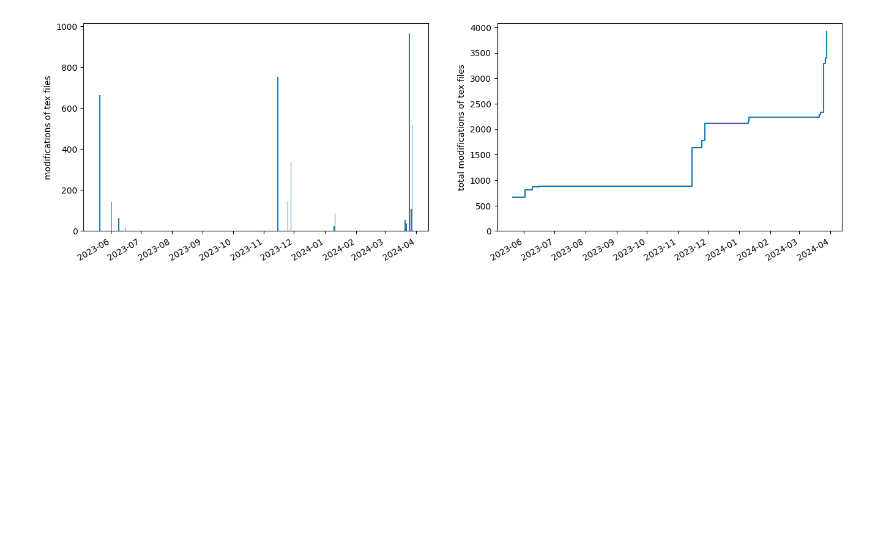
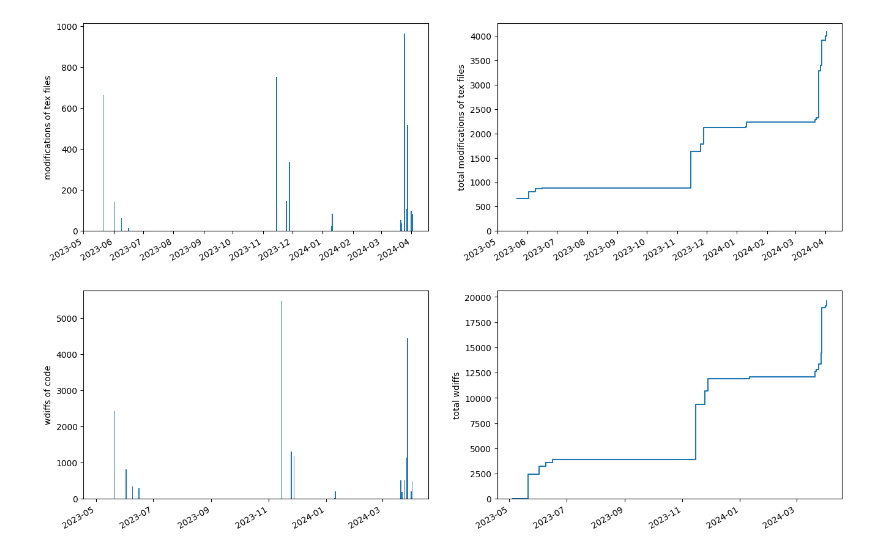
Before and after one commit to stefanheyder/dissertation, a Jupyter notebook: progress.ipynb, the cells around one changed output. Drawn from its saved outputs; the diff is of its cells as text; code cells hidden in the pictures; blank space fills up the shorter version.

```diff
--- a/progress.ipynb
+++ b/progress.ipynb
@@ -40,7 +45,31 @@ tmodifications.cumsum().plot(drawstyle="steps-post", legend=False, ax=axs[1])
 axs[1].set_xlabel("")
 axs[1].set_ylabel("total modifications of tex files")
 axs[1].set_ylim(0, None)
+for ax in axs:
+    ax.set_xlim(start_date, None)
 fig.autofmt_xdate()
 plt.show()
 # %% [output]
-[figure, old version]
+[figure, new version]
+# %%
+command = os.popen("/home/stefan/bin/gitdataworddiffs")
+
+wdiffs = pd.read_csv(io.StringIO(command.read()), sep=",")
+wdiffs["date"] = pd.to_datetime(wdiffs["date"])
+twdiffs = wdiffs.groupby('date').sum()
+
+fig, axs = plt.subplots(1,2, figsize=(16, 5))
+
+axs[0].bar(twdiffs.index, twdiffs['wdiffs'], width=1)
+axs[0].set_xlabel("")
+axs[0].set_ylabel("wdiffs of code")
+
+twdiffs.cumsum().plot(drawstyle="steps-post", legend=False, ax=axs[1])
+axs[1].set_xlabel("")
+axs[1].set_ylabel("total wdiffs")
+axs[1].set_ylim(0, None)
+
+fig.autofmt_xdate()
+plt.show()
+# %% [output]
+[figure, added]
```
Also changed, not shown: parts of 3 cells of this notebook, 4 other files.
